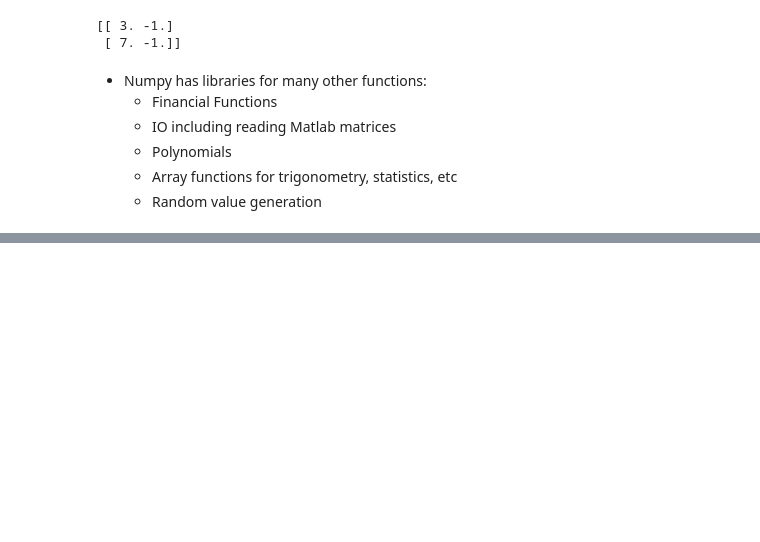
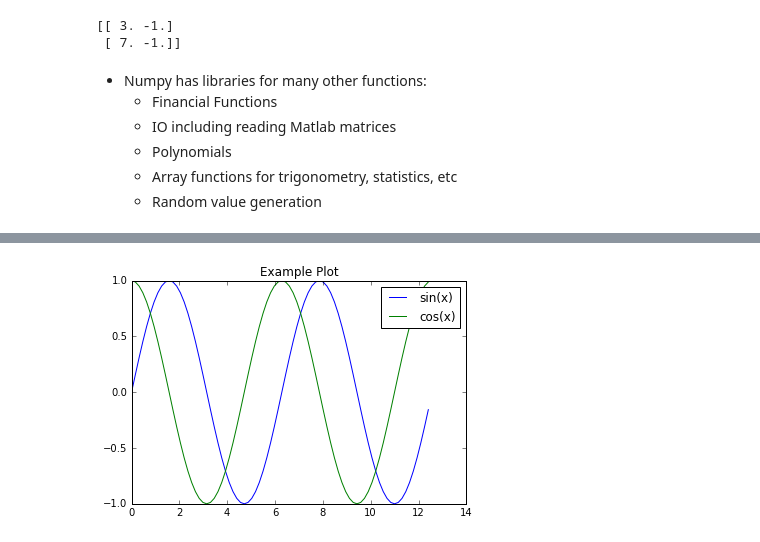
Before and after one commit to ericspod/Python-Talk, a Jupyter notebook: Presentation.ipynb, the cells around one changed output, grey strips where cells are left out. Cells and saved outputs as stored; diff of their text form; code cells hidden in the pictures; blank space fills up the shorter version.

```diff
--- a/Presentation.ipynb
+++ b/Presentation.ipynb
@@ -1035,0 +1043,14 @@ print np.fft.hfft([[1,2],[3,4]]) # hermitian FFT
+# %%
+import matplotlib.pyplot as plt
+import numpy as np
+# puts the plot here in the notebook
+%matplotlib inline
+
+x=np.arange(0,np.pi*4,np.pi/20)
+plt.plot(x,np.sin(x),label='sin(x)')
+plt.plot(x,np.cos(x),label='cos(x)')
+plt.title('Example Plot')
+plt.legend()
+plt.show()
+# %% [output]
+[figure, added]
```
Also changed, not shown: parts of 17 cells of this notebook, 1 other file.
